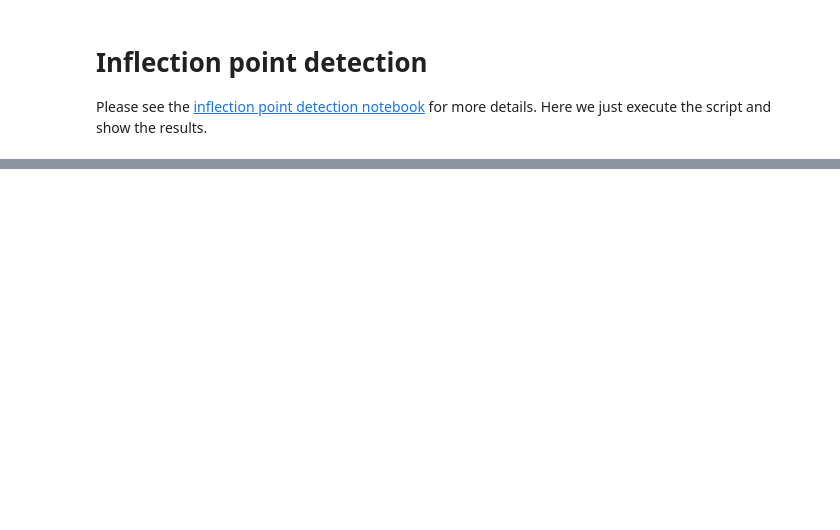
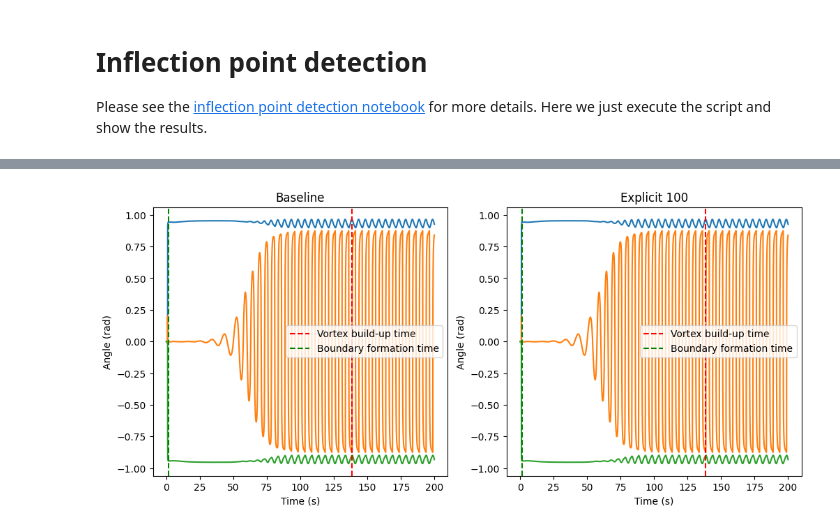
Before and after one commit to ExtremeFLOW/neko-top, a Jupyter notebook: scripts/notebooks/cylinder_benchmark.ipynb, the cells around one changed output, grey strips where cells are left out. Drawn from its saved outputs; the diff is of its cells as text; code cells hidden in the pictures; blank space fills up the shorter version.

Commit message:
Added examples to compare explicit forcing size.

```diff
--- a/scripts/notebooks/cylinder_benchmark.ipynb
+++ b/scripts/notebooks/cylinder_benchmark.ipynb
@@ -73,11 +73,0 @@ importing Jupyter notebook from inflection_points.ipynb
-# %%
-# Define the baseline
-baseline = inflection_benchmark(os.path.join(path, "meshed/inflection.csv"))
-
-# Define the list of data files and the labels to give them
-data_files = [
-    "explicit/inflection.csv",
-]
-labels = [
-    "Explicit",
-]
@@ -86,21 +166,60 @@ ValueError: The vortex building is not detected.
 # %%
 # Plot the results
 import matplotlib.pyplot as plt
 
-fig, ax = plt.subplots(1, max(2, len(data_files)), figsize=(10, 5))
-(x0, x1, y0, y1) = (float("inf"), -float("inf"), float("inf"), -float("inf"))
+fig, ax = plt.subplots(
+    1,
+    1 + len(experiments),
+    figsize=(6 * (1 + len(experiments)), 5),
+)
 
-for i in range(len(data_files)):
-    bench = inflection_benchmark(os.path.join(path, data_files[i]))
-    ax[i].plot(bench["times"], bench["angles"])
-    ax[i].set_title(data_files[i])
-    ax[i].set_xlabel("Time (s)")
-    ax[i].set_ylabel("Angle (degrees)")
+ax[0].plot(baseline["times"], baseline["angles"])
 
-    x0 = min(x0, ax[i].axis()[0])
-    x1 = max(x1, ax[i].axis()[1])
-    y0 = min(y0, ax[i].axis()[2])
-    y1 = max(y1, ax[i].axis()[3])
+ax[0].axvline(
+    baseline["times"][baseline["i_building"]],
+    color="red",
+    linestyle="--",
+    label="Vortex build-up time",
+)
+ax[0].axvline(
+    baseline["times"][baseline["i_boundary"]],
+    color="green",
+    linestyle="--",
+    label="Boundary formation time",
+)
+
+ax[0].set_title("Baseline")
+
+(x0, x1, y0, y1) = ax[0].axis()
+
+for i in range(len(experiments)):
+    ax[i + 1].plot(inflection[i]["times"], inflection[i]["angles"])
+    # Add vertical lines to show the building and layer formation times
+    ax[i + 1].axvline(
+        inflection[i]["times"][inflection[i]["i_building"]],
+        color="red",
+        linestyle="--",
+        label="Vortex build-up time",
+    )
+    ax[i + 1].axvline(
+        inflection[i]["times"][inflection[i]["i_boundary"]],
+        color="green",
+        linestyle="--",
+        label="Boundary formation time",
+    )
+
+    ax[i + 1].set_title(labels[i])
+
+    x0 = min(x0, ax[i + 1].axis()[0])
+    x1 = max(x1, ax[i + 1].axis()[1])
+    y0 = min(y0, ax[i + 1].axis()[2])
+    y1 = max(y1, ax[i + 1].axis()[3])
 
 for i in range(len(ax)):
     ax[i].axis([x0, x1, y0, y1])
+
+    ax[i].set_xlabel("Time (s)")
+    ax[i].set_ylabel("Angle (rad)")
+    ax[i].legend()
+# %% [output]
+[figure, added]
```
Also changed, not shown: parts of 7 cells of this notebook, 4 other files.
